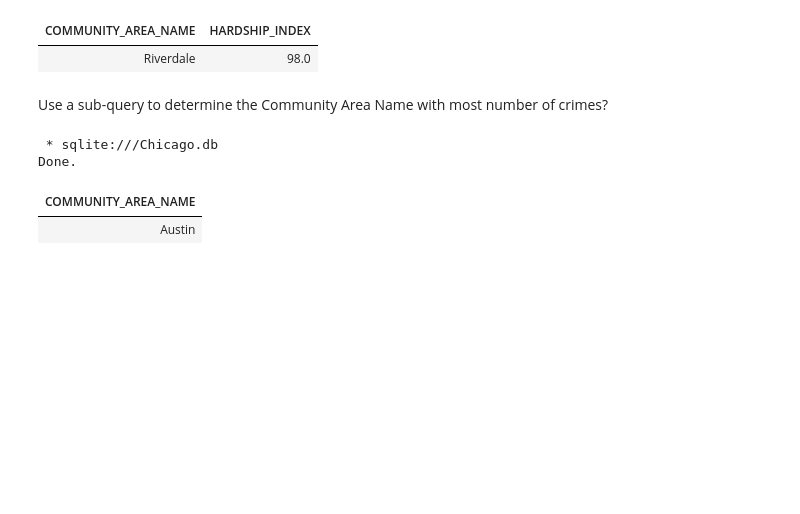
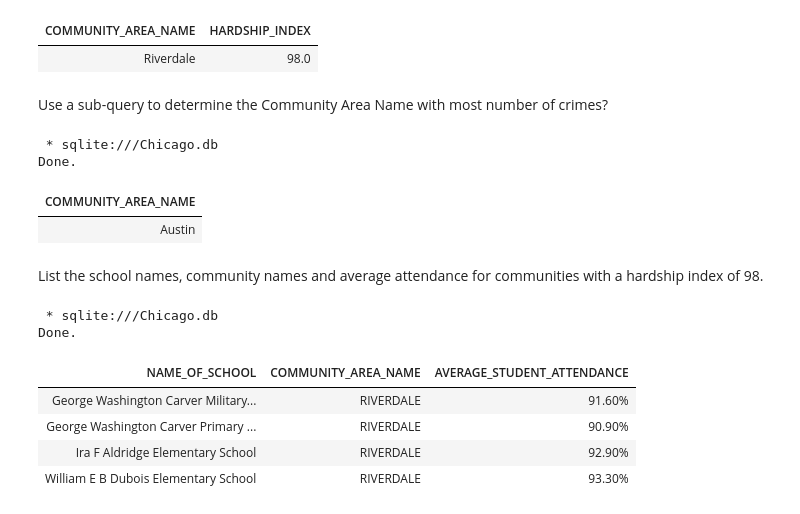
Before and after one commit to MaliniVibin1502/SQL-projects, a Jupyter notebook: Analysis_Chicago.ipynb, the cells around one changed output. Drawn from its saved outputs; the diff is of its cells as text; code cells hidden in the pictures; blank space fills up the shorter version.

```diff
--- a/Analysis_Chicago.ipynb
+++ b/Analysis_Chicago.ipynb
@@ -139,3 +136,19 @@ SELECT COMMUNITY_AREA_NAME FROM CENSUS_DATA WHERE COMMUNITY_AREA_NUMBER = (SELEC
 Done.
 | COMMUNITY_AREA_NAME |
 | Austin |
+# %% [markdown]
+List the school names, community names and average attendance for communities with a hardship index of 98.
+# %%
+%%sql
+SELECT NAME_OF_SCHOOL, C.COMMUNITY_AREA_NAME, AVERAGE_STUDENT_ATTENDANCE
+FROM CHICAGO_PUBLIC_SCHOOLS_DATA C
+LEFT JOIN CENSUS_DATA CE ON C.COMMUNITY_AREA_NUMBER = CE.COMMUNITY_AREA_NUMBER
+WHERE CE.HARDSHIP_INDEX = 98
+# %% [output]
+ * sqlite:///Chicago.db
+Done.
+| NAME_OF_SCHOOL | COMMUNITY_AREA_NAME | AVERAGE_STUDENT_ATTENDANCE |
+| George Washington Carver Military... | RIVERDALE | 91.60% |
+| George Washington Carver Primary ... | RIVERDALE | 90.90% |
+| Ira F Aldridge Elementary School | RIVERDALE | 92.90% |
+| William E B Dubois Elementary School | RIVERDALE | 93.30% |
```
Also changed, not shown: parts of 5 cells of this notebook.
